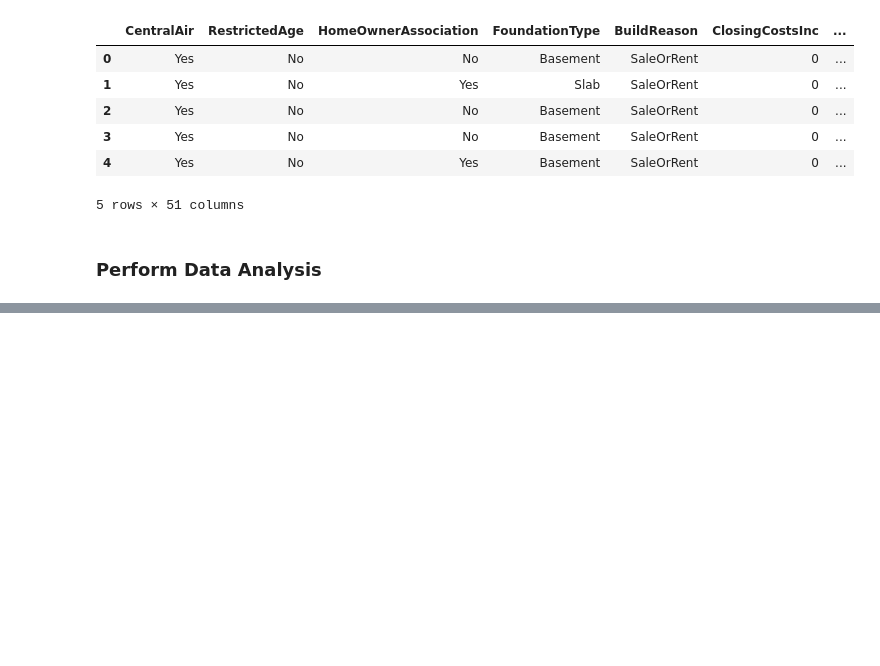
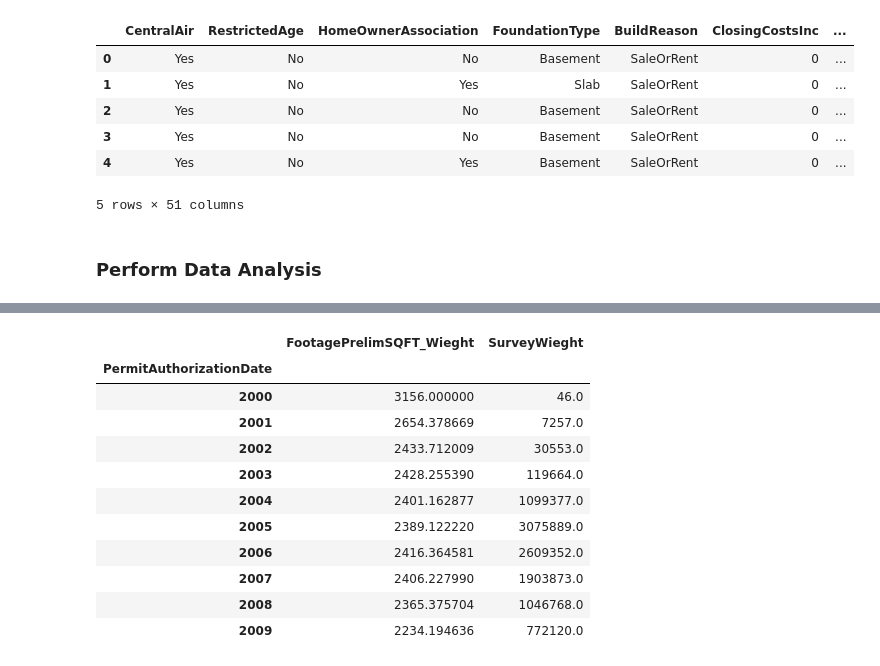
Before and after one commit to aaronwalters79/characteristics_of_new_housing, a Jupyter notebook: 2-EDA.ipynb, the cells around one changed output, grey strips where cells are left out. Drawn from its saved outputs; the diff is of its cells as text; code cells hidden in the pictures; blank space fills up the shorter version.

```diff
--- a/2-EDA.ipynb
+++ b/2-EDA.ipynb
@@ -48,0 +56,21 @@ writer.save()
+# %%
+#Properly Wieght A Given Measurment
+#df['FootagePrelimSQFT'].groupby(by=[df.index.year]).mean()
+df['FootagePrelimSQFT_Wieght'] = df['FootagePrelimSQFT'] * df['SurveyWieght']
+
+df_finalSQFT = df[['FootagePrelimSQFT_Wieght','SurveyWieght']].groupby(by=[df.index.year]).sum()
+df_finalSQFT['FootagePrelimSQFT_Wieght'] =df_finalSQFT['FootagePrelimSQFT_Wieght'] / df_finalSQFT['SurveyWieght']
+df_finalSQFT.head(10)
+# %% [output]
+|  | FootagePrelimSQFT_Wieght | SurveyWieght |
+| PermitAuthorizationDate |  |  |
+| 2000 | 3156.000000 | 46.0 |
+| 2001 | 2654.378669 | 7257.0 |
+| 2002 | 2433.712009 | 30553.0 |
+| 2003 | 2428.255390 | 119664.0 |
+| 2004 | 2401.162877 | 1099377.0 |
+| 2005 | 2389.122220 | 3075889.0 |
+| 2006 | 2416.364581 | 2609352.0 |
+| 2007 | 2406.227990 | 1903873.0 |
+| 2008 | 2365.375704 | 1046768.0 |
+| 2009 | 2234.194636 | 772120.0 |
```
Also changed, not shown: parts of 9 cells of this notebook, 3 other files.
